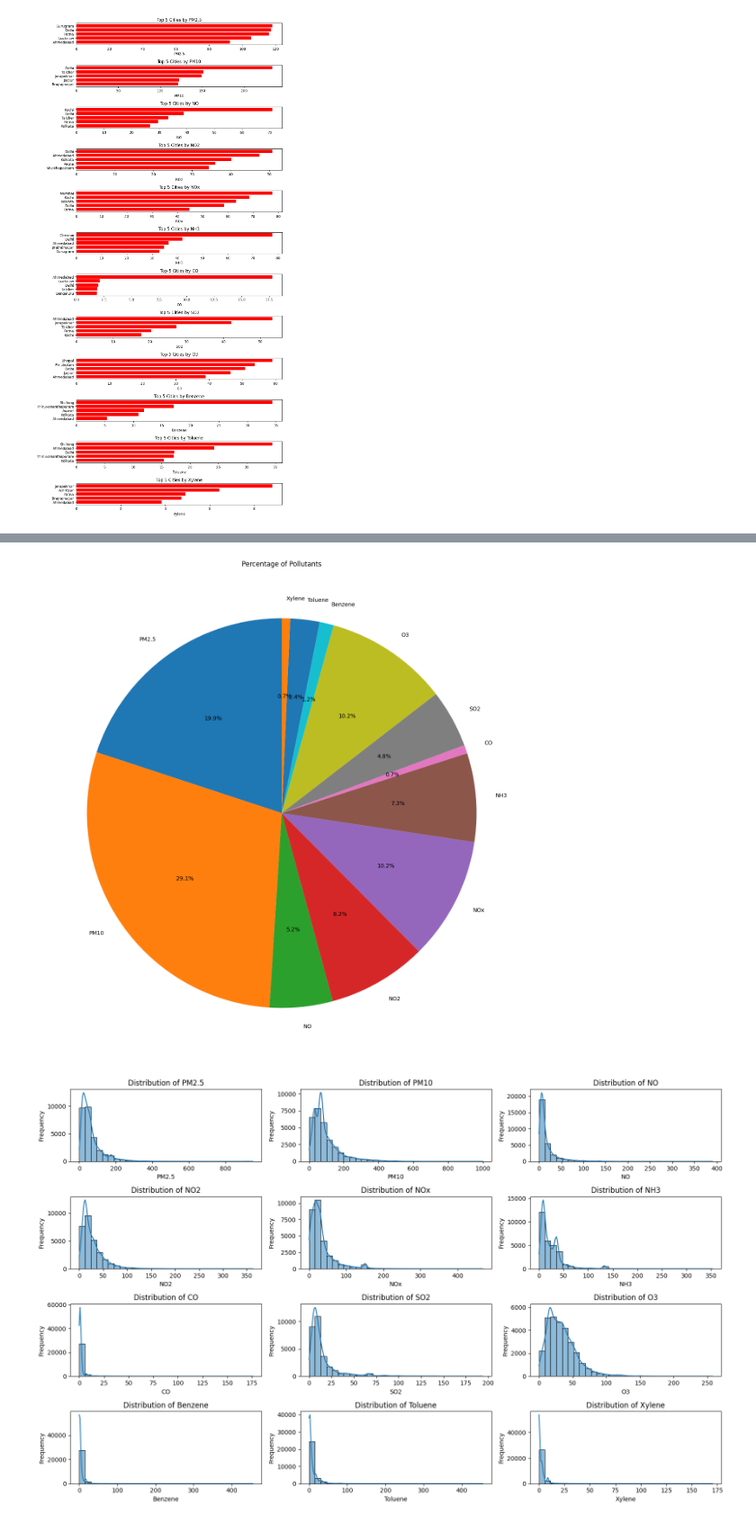
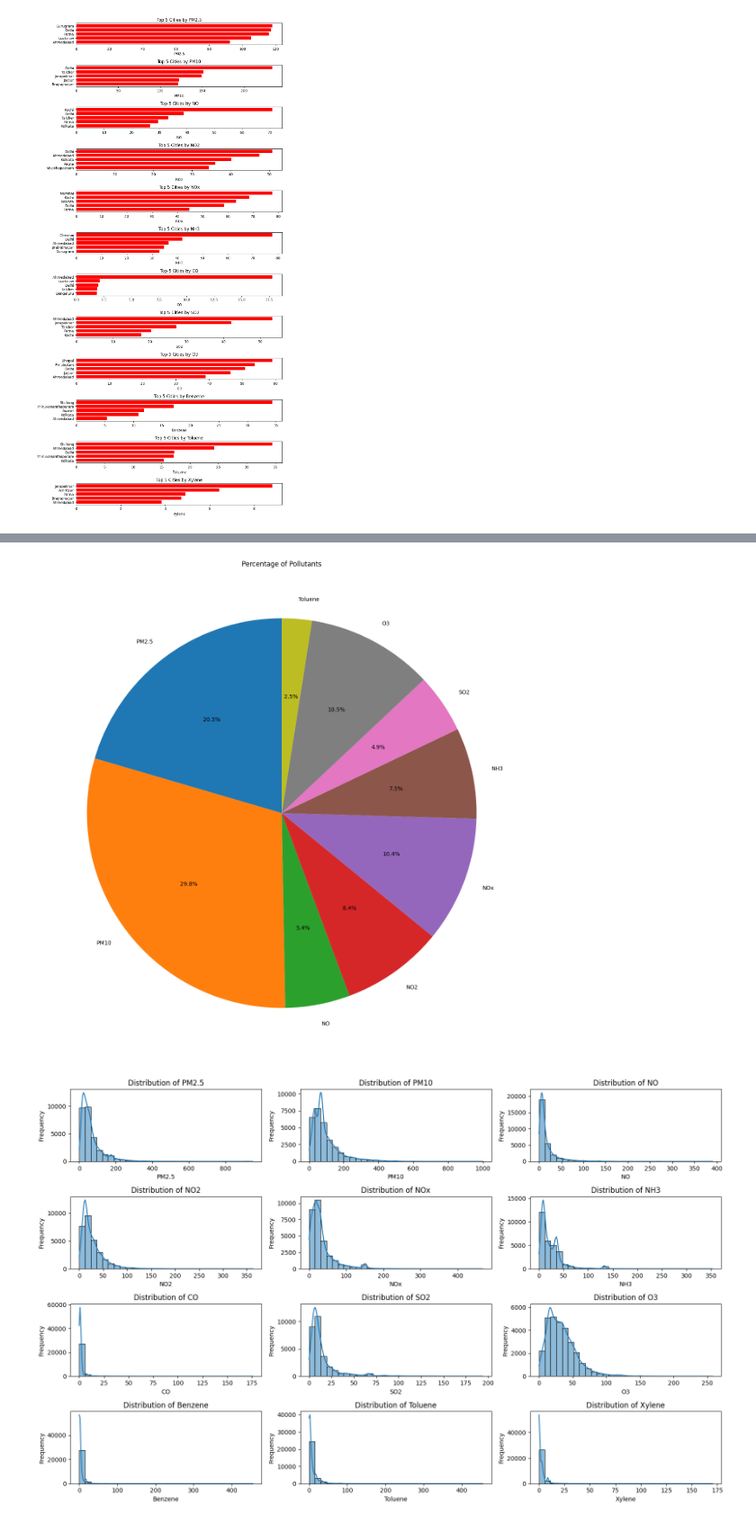
Before and after one commit to suryautharakumar/CMP7005_Programming_for_Data_Analysis, a Jupyter notebook: CMP7005_Programming_for_Data_Analysis_Final_Assessment.ipynb, the cells around one changed output, grey strips where cells are left out. Shown at 90% size. Drawn from its saved outputs; the diff is of its cells as text; code cells hidden in the pictures.

```diff
--- a/CMP7005_Programming_for_Data_Analysis_Final_Assessment.ipynb
+++ b/CMP7005_Programming_for_Data_Analysis_Final_Assessment.ipynb
@@ -534,20 +536,19 @@ fig.show()
 # %%
 import matplotlib.pyplot as plt
 
-# Assuming 'all_data' is your DataFrame
-pollutants = ['PM2.5','PM10','NO','NO2','NOx','NH3','CO','SO2','O3','Benzene','Toluene','Xylene']
+pollutants = ['PM2.5','PM10','NO','NO2','NOx','NH3','SO2','O3','Toluene']
 total_pollutant_concentration = df[pollutants].sum().sum()  # Calculates total concentration across all pollutants
 
 # Calculate percentage for each pollutant
 pollutant_percentages = [(df[pollutant].sum() / total_pollutant_concentration) * 100 for pollutant in pollutants]
 
 # Create the pie chart
 plt.figure(figsize=(16, 16))  # Adjust figure size if needed
 plt.pie(pollutant_percentages, labels=pollutants, autopct='%1.1f%%', startangle=90)
 plt.title('Percentage of Pollutants')
 plt.show()
 # %% [output]
-[figure, old version]
+[figure, new version]
 # %%
 import matplotlib.pyplot as plt
 import seaborn as sns
```
Also changed, not shown: parts of 17 cells of this notebook.
